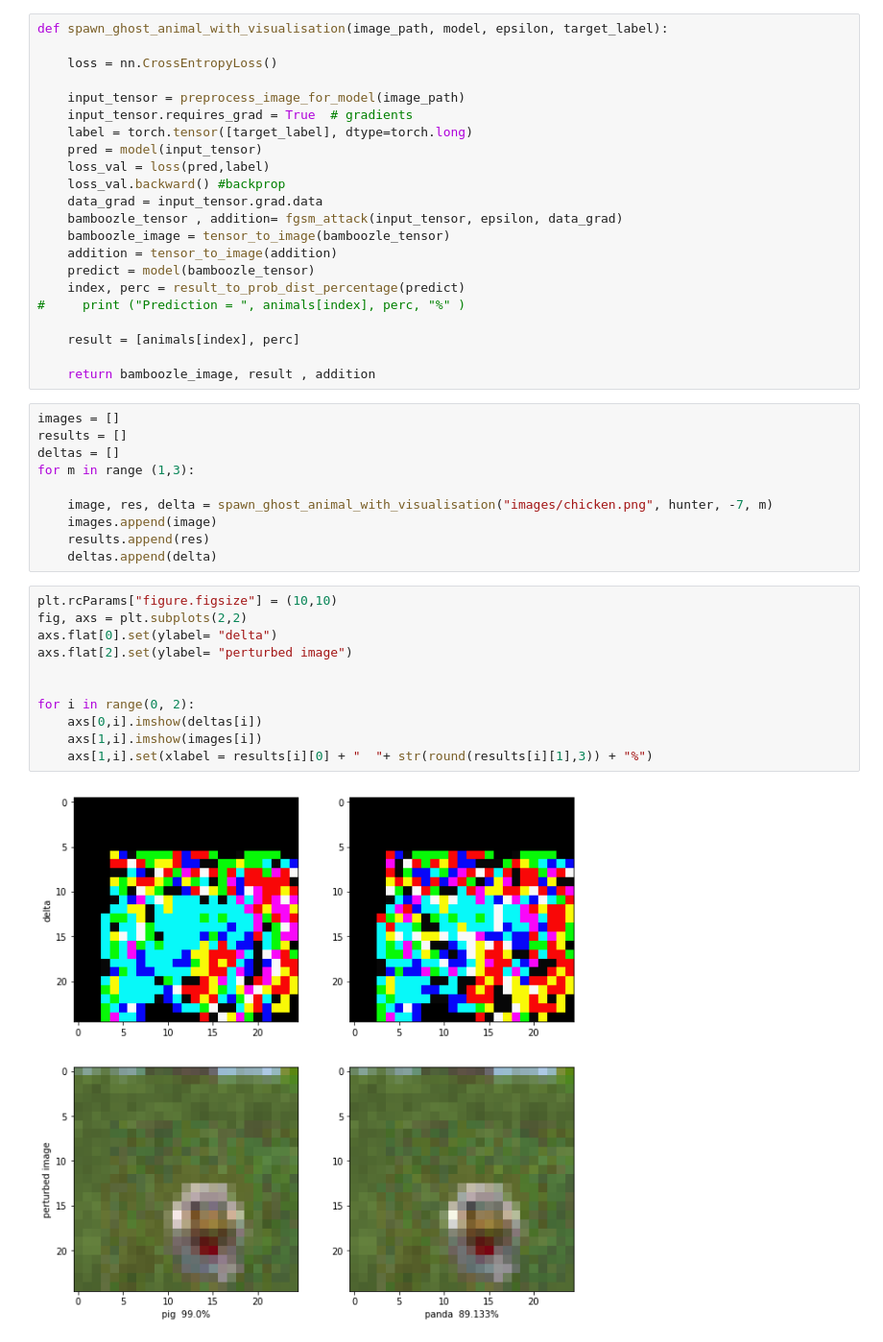
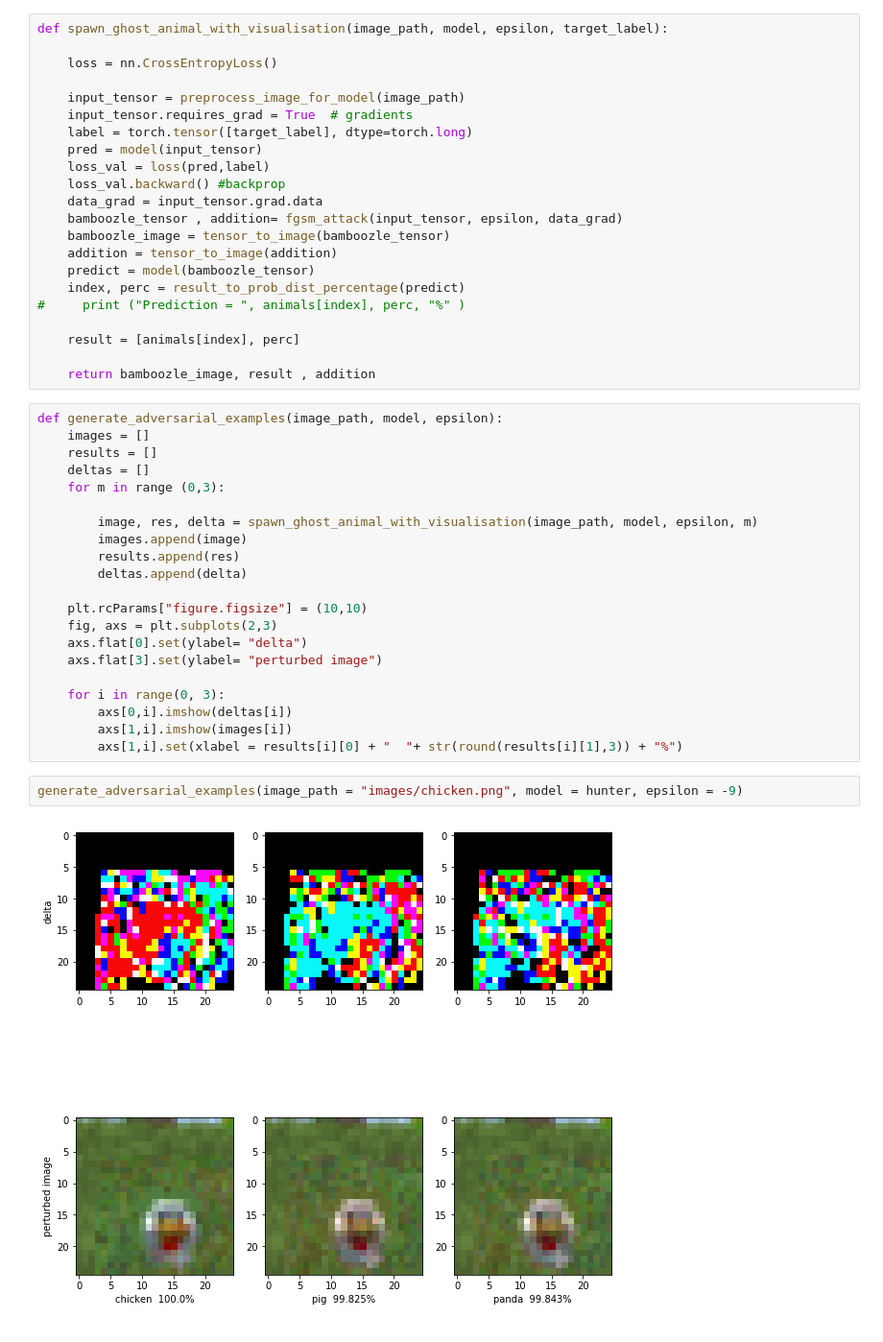
Before and after one commit to Mayukhdeb/deep-chicken-saviour, a Jupyter notebook: ghost_chickens_with_FGSM.ipynb, the cells around one changed output. Shown: that part at 96% size. Cells and saved outputs as stored; diff of their text form.

Commit message:
add adversarial examples of classes

```diff
--- a/ghost_chickens_with_FGSM.ipynb
+++ b/ghost_chickens_with_FGSM.ipynb
@@ -176,26 +175,28 @@ def spawn_ghost_animal_with_visualisation(image_path, model, epsilon, target_lab
     result = [animals[index], perc]
 
     return bamboozle_image, result , addition
-# %%
-images = []
-results = []
-deltas = []
-for m in range (1,3):
-
-    image, res, delta = spawn_ghost_animal_with_visualisation("images/chicken.png", hunter, -7, m)
-    images.append(image)
-    results.append(res)
-    deltas.append(delta)
 # %%
-plt.rcParams["figure.figsize"] = (10,10)
-fig, axs = plt.subplots(2,2)
-axs.flat[0].set(ylabel= "delta")
-axs.flat[2].set(ylabel= "perturbed image")
+def generate_adversarial_examples(image_path, model, epsilon):
+    images = []
+    results = []
+    deltas = []
+    for m in range (0,3):
 
+        image, res, delta = spawn_ghost_animal_with_visualisation(image_path, model, epsilon, m)
+        images.append(image)
+        results.append(res)
+        deltas.append(delta)
 
-for i in range(0, 2):
-    axs[0,i].imshow(deltas[i])
-    axs[1,i].imshow(images[i])
-    axs[1,i].set(xlabel = results[i][0] + "  "+ str(round(results[i][1],3)) + "%")
+    plt.rcParams["figure.figsize"] = (10,10)
+    fig, axs = plt.subplots(2,3)
+    axs.flat[0].set(ylabel= "delta")
+    axs.flat[3].set(ylabel= "perturbed image")
+
+    for i in range(0, 3):
+        axs[0,i].imshow(deltas[i])
+        axs[1,i].imshow(images[i])
+        axs[1,i].set(xlabel = results[i][0] + "  "+ str(round(results[i][1],3)) + "%")
-# %% [output]
-[figure, removed]
+# %%
+generate_adversarial_examples(image_path = "images/chicken.png", model = hunter, epsilon = -9)
+# %% [output]
+[figure, added]
```
Also changed, not shown: parts of 3 cells of this notebook.
